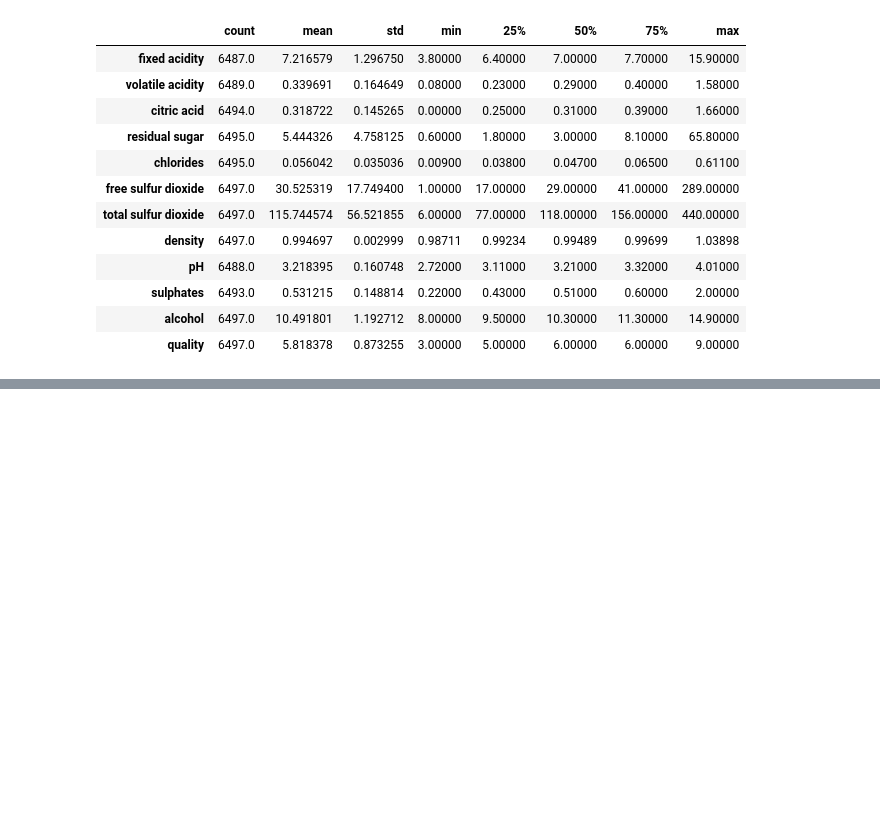
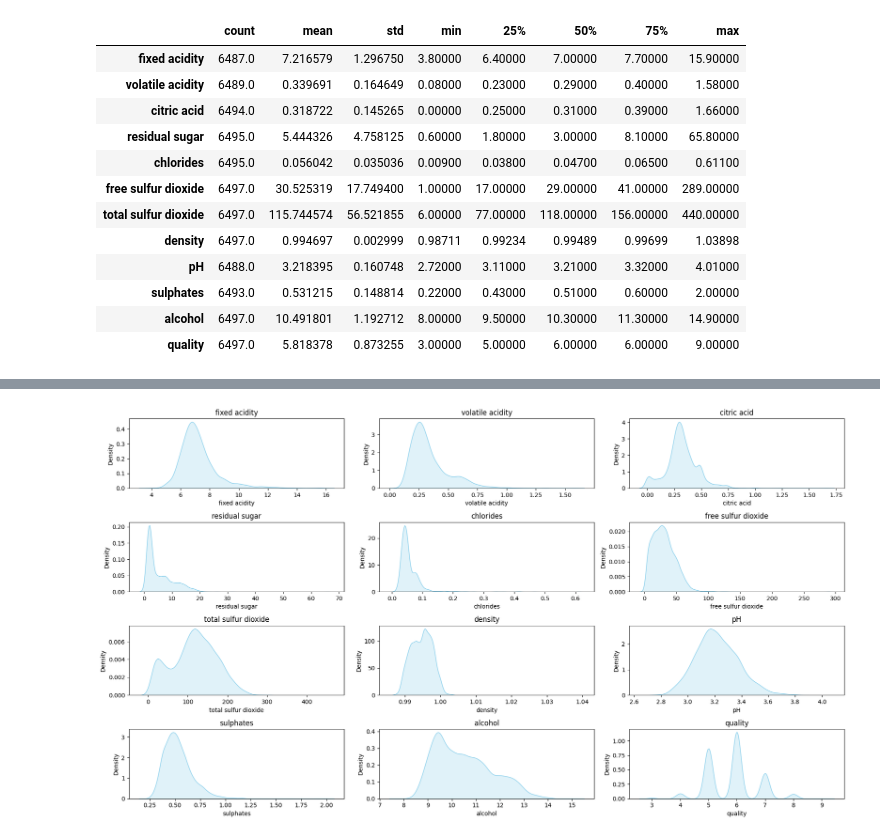
Before and after one commit to snarula31/wine-quality-prediction, a Jupyter notebook: notebook/wine_quality_prediciton_eda.ipynb, the cells around one changed output, grey strips where cells are left out. Drawn from its saved outputs; the diff is of its cells as text; code cells hidden in the pictures; blank space fills up the shorter version.

```diff
--- a/notebook/wine_quality_prediciton_eda.ipynb
+++ b/notebook/wine_quality_prediciton_eda.ipynb
@@ -69,0 +170,22 @@ df.describe().transpose()
+# %%
+# KDE plots for all numerical columns
+sns.axes_style('whitegrid')
+numeric_cols = df.select_dtypes(include=np.number).columns
+n_cols = 3
+n_rows = int(np.ceil(len(numeric_cols) / n_cols))
+
+fig, axes = plt.subplots(n_rows, n_cols, figsize=(18,10))
+axes = axes.flatten()
+
+for i, col in enumerate(numeric_cols):
+    sns.kdeplot(df[col], ax=axes[i], fill=True, color='skyblue')
+    axes[i].set_title(f'{col}')
+    axes[i].set_xlabel(col)
+    axes[i].set_ylabel('Density')
+for j in range(i + 1, len(axes)):
+    fig.delaxes(axes[j])
+
+plt.tight_layout()
+plt.show()
+# %% [output]
+[figure, added]
```
Also changed, not shown: parts of 15 cells of this notebook.
